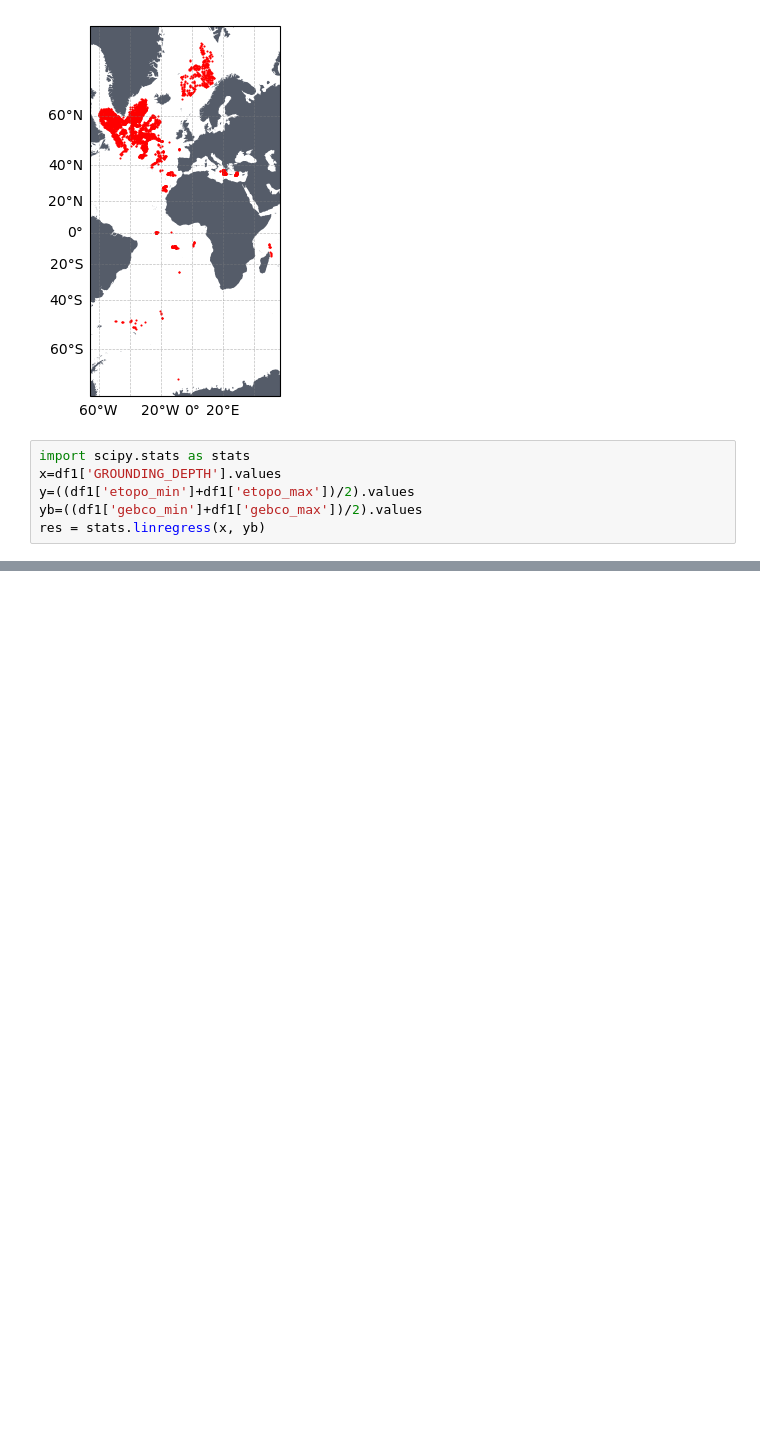
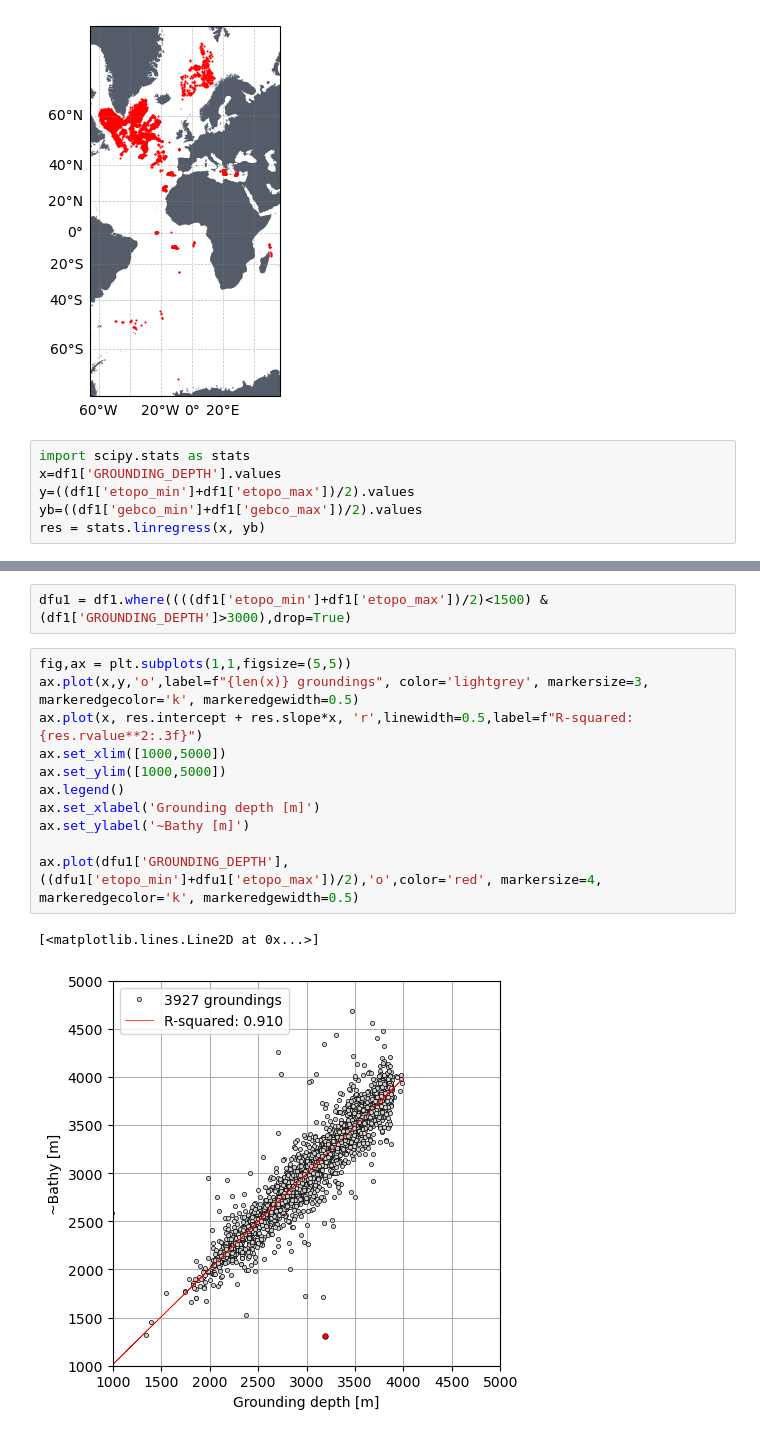
Before and after one commit to quai20/argobathy, a Jupyter notebook: deep/deep_profiles.ipynb, the cells around one changed output, grey strips where cells are left out. Saved outputs shown, nothing was run; the diff lists cells and outputs as text; blank space fills up the shorter version.

```diff
--- a/deep/deep_profiles.ipynb
+++ b/deep/deep_profiles.ipynb
@@ -189,0 +181,16 @@ ax.set_ylabel('~Bathy [m]')
+# %%
+dfu1 = df1.where((((df1['etopo_min']+df1['etopo_max'])/2)<1500) & (df1['GROUNDING_DEPTH']>3000),drop=True)
+# %%
+fig,ax = plt.subplots(1,1,figsize=(5,5))
+ax.plot(x,y,'o',label=f"{len(x)} groundings", color='lightgrey', markersize=3, markeredgecolor='k', markeredgewidth=0.5)
+ax.plot(x, res.intercept + res.slope*x, 'r',linewidth=0.5,label=f"R-squared: {res.rvalue**2:.3f}")
+ax.set_xlim([1000,5000])
+ax.set_ylim([1000,5000])
+ax.legend()
+ax.set_xlabel('Grounding depth [m]')
+ax.set_ylabel('~Bathy [m]')
+
+ax.plot(dfu1['GROUNDING_DEPTH'],((dfu1['etopo_min']+dfu1['etopo_max'])/2),'o',color='red', markersize=4, markeredgecolor='k', markeredgewidth=0.5)
+# %% [output]
+[<matplotlib.lines.Line2D at 0x...>]
+[figure, added]
```
Also changed, not shown: parts of 13 cells of this notebook, 1 other file.
